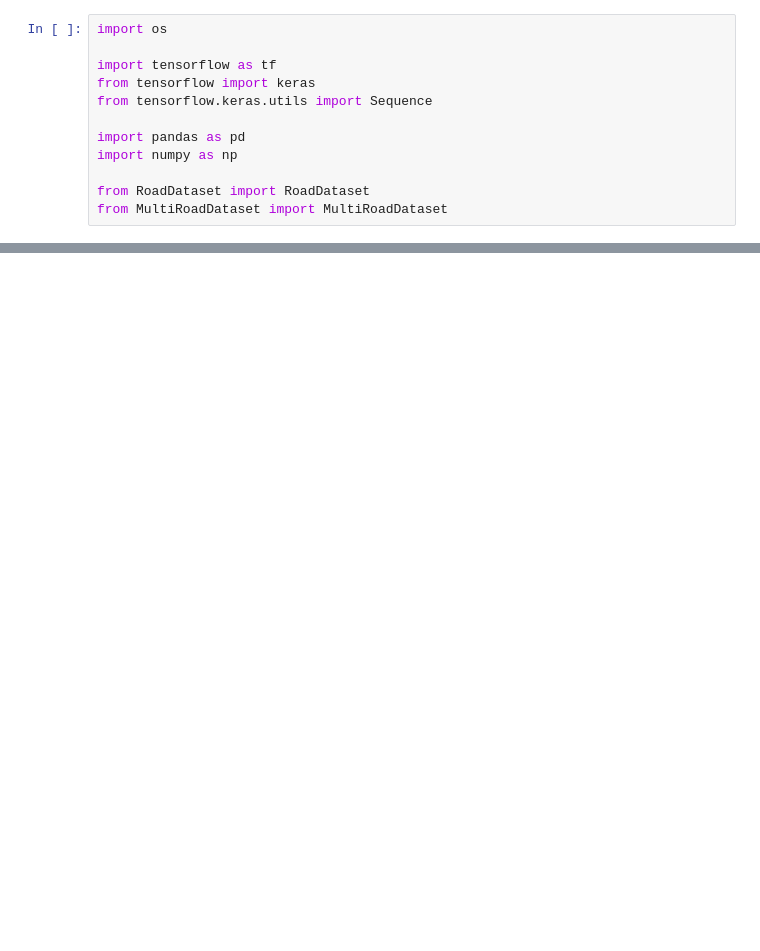
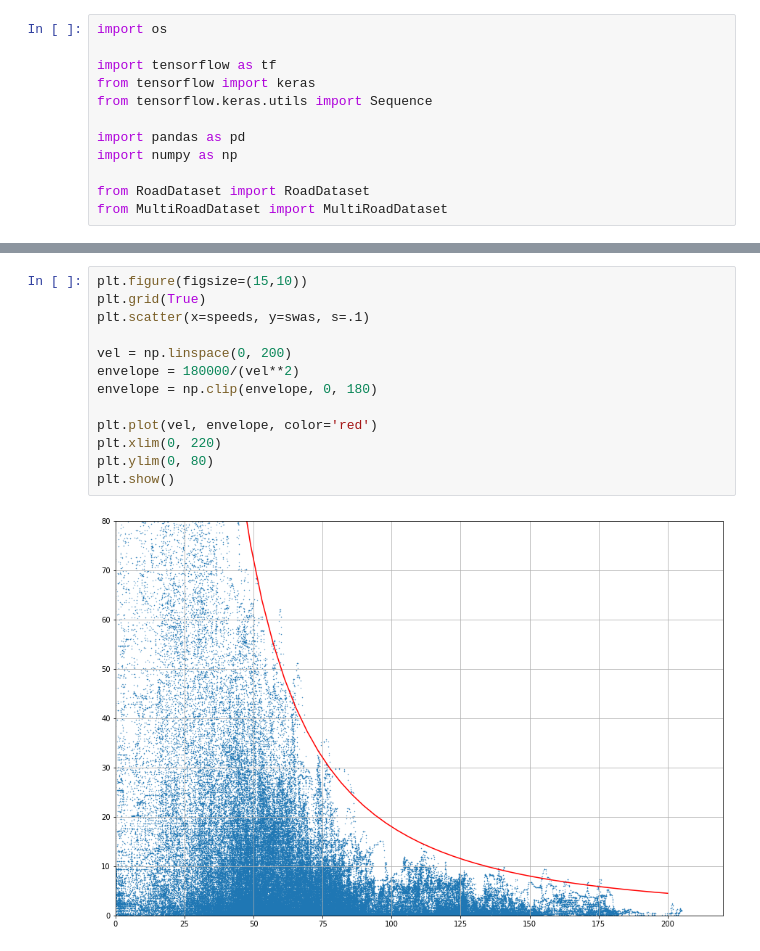
Before and after one commit to korbinianbauer/diypilot, a Jupyter notebook: notebooks/MultiRoadDataset Tests.ipynb, the cells around one changed output, grey strips where cells are left out. Drawn from its saved outputs; the diff is of its cells as text; blank space fills up the shorter version.

```diff
--- a/notebooks/MultiRoadDataset Tests.ipynb
+++ b/notebooks/MultiRoadDataset Tests.ipynb
@@ -88,0 +89,15 @@ TypeError: int() argument must be a string, a bytes-like object or a number, not
+# %%
+plt.figure(figsize=(15,10))
+plt.grid(True)
+plt.scatter(x=speeds, y=swas, s=.1)
+
+vel = np.linspace(0, 200)
+envelope = 180000/(vel**2)
+envelope = np.clip(envelope, 0, 180)
+
+plt.plot(vel, envelope, color='red')
+plt.xlim(0, 220)
+plt.ylim(0, 80)
+plt.show()
+# %% [output]
+[figure, added]
```
Also changed, not shown: parts of 13 cells of this notebook, 9 other files.
